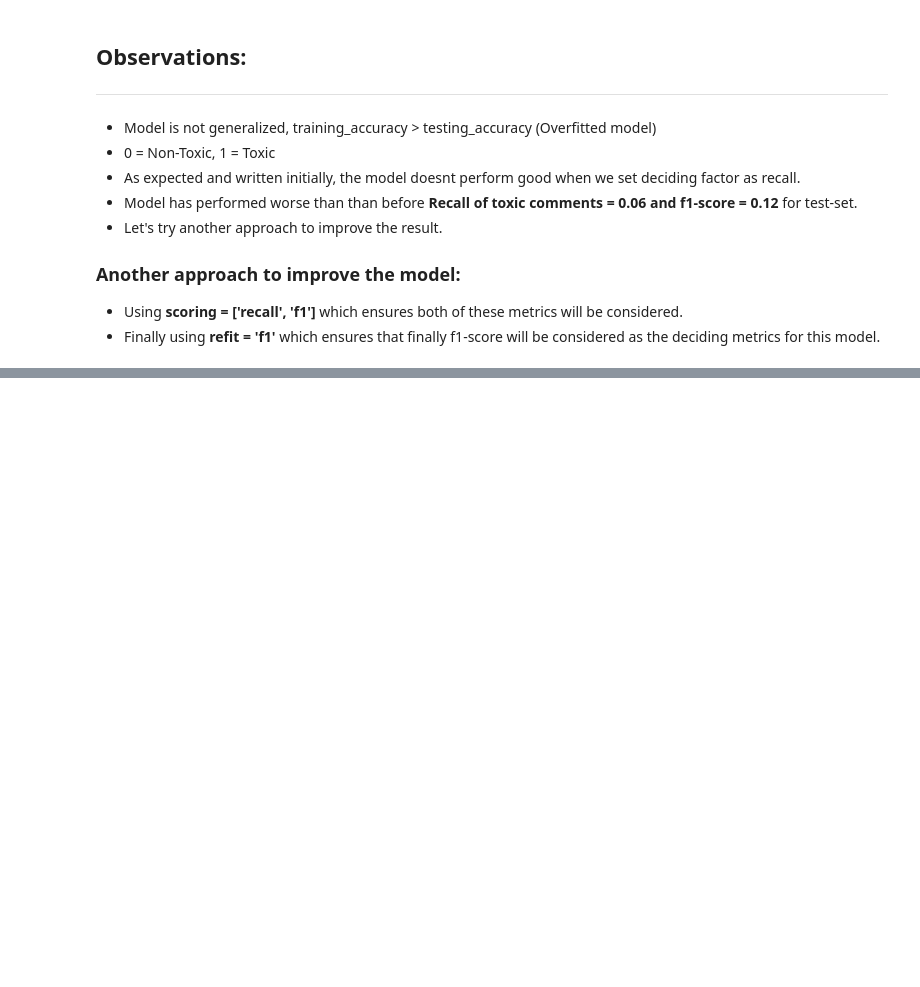
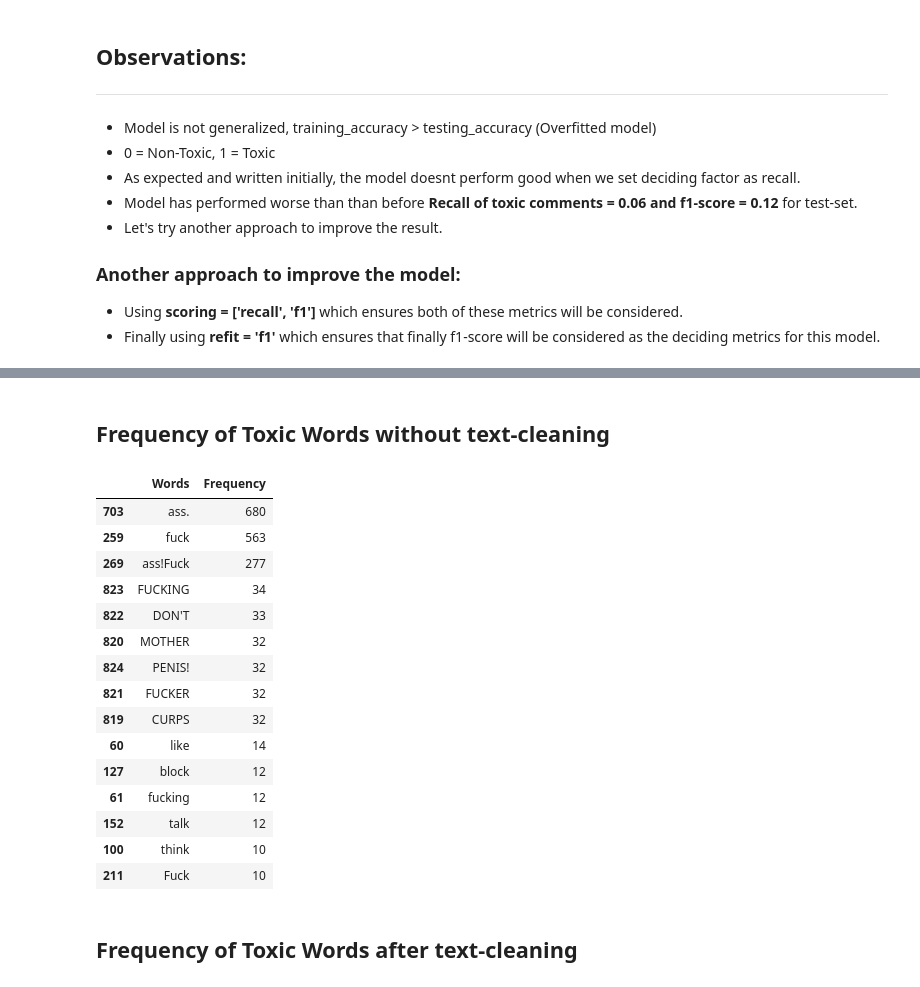
Before and after one commit to snikhil17/NLP_Simplilearn, a Jupyter notebook: capstone_project_2_wikipedia_toxicity/wikiToxicity.ipynb, the cells around one changed output, grey strips where cells are left out. Drawn from its saved outputs; the diff is of its cells as text; code cells hidden in the pictures; blank space fills up the shorter version.

```diff
--- a/capstone_project_2_wikipedia_toxicity/wikiToxicity.ipynb
+++ b/capstone_project_2_wikipedia_toxicity/wikiToxicity.ipynb
@@ -564,3 +564,11 @@ weighted avg       0.92      0.92      0.88      1500
 ### **Another approach to improve the model:**
 - Using **scoring = ['recall', 'f1']** which ensures both of these metrics will be considered.
 - Finally using **refit = 'f1'** which ensures that finally f1-score will be considered as the deciding metrics for this model.
+# %%
+params = {'C': [0.01,0.01,0.05,0.5,1]}                       # Setting up parameter for SVC to be tried out in GridSearch CV
+
+clf = SVC( kernel="linear", class_weight='balanced',  )     # initializing SVC
+model = GridSearchCV(clf, param_grid = params ,             # GridSearchCV with StratifedKfold and scoring = recall and f1, final decision = recall
+                     cv=StratifiedKFold(5),
+                     scoring=['recall', 'f1'], refit='f1')
+model.fit(tfidfObject_train,y_train)                        # Fitting the GridSearchModel on training set
@@ -566,0 +588,12 @@ weighted avg       0.92      0.92      0.88      1500
+# %%
+preds_train = model.predict(tfidfObject_train)                                            # Prediction on training set
+preds_test = model.predict(tfidfObject_test)                                              # Prediction on training set
+
+training_metrics = metrics.classification_report(y_train, preds_train)                    # Getting Classification report of Training set predictions
+testing_metrics = metrics.classification_report(y_test, preds_test)                       # Getting Classification report of Test set predictions
+
+print(f"Training Confusion Matrix: \n{metrics.confusion_matrix(y_train, preds_train)}\n") # Printing Confusion Matrix (training)
+print(f"Training Classification Report: \n{training_metrics}")                            # Printing Classification report (testing)
+print("="*100)
+print(f"Testing Confusion Matrix: \n{metrics.confusion_matrix(y_test, preds_test)}\n")    # Printing Confusion Matrix (training)
+print(f"Testing Classification Report: \n{testing_metrics}")                              # Printing Classification report (testing)
@@ -566,0 +636,43 @@ weighted avg       0.92      0.92      0.88      1500
+# %%
+# np.concatenate((y_test, preds_test, X_test), axis = 1)
+n_df = pd.DataFrame()
+n_df['comments'] = X_test
+n_df['orginal_labels'] = y_test
+n_df['predicted_labels'] = preds_test
+# %%
+list_of_toxic_comments_predicted = " ".join(n_df[n_df.predicted_labels == 1]['comments'].to_list()).split()
+# %% [markdown]
+## **Frequency of Toxic Words without text-cleaning**
+# %%
+freq_dict ={}
+text_list = list_of_toxic_comments_predicted
+for word in text_list:
+
+    if word in freq_dict.keys() and len(word) > 3 and word not in stopwords.words('english'):
+      freq_dict[word] += 1
+
+    if word not in freq_dict.keys() and len(word) > 3 and word not in stopwords.words('english'):
+      freq_dict[word] = 1
+
+
+count_df = pd.DataFrame( freq_dict.values(), freq_dict.keys()).reset_index().rename({0: "Frequency", "index": "Words"}, axis =1)
+count_df.sort_values(by = 'Frequency', ascending = False)[:15]
+# %% [output]
+|  | Words | Frequency |
+| 703 | ass. | 680 |
+| 259 | fuck | 563 |
+| 269 | ass!Fuck | 277 |
+| 823 | FUCKING | 34 |
+| 822 | DON'T | 33 |
+| 820 | MOTHER | 32 |
+| 824 | PENIS! | 32 |
+| 821 | FUCKER | 32 |
+| 819 | CURPS | 32 |
+| 60 | like | 14 |
+| 127 | block | 12 |
+| 61 | fucking | 12 |
+| 152 | talk | 12 |
+| 100 | think | 10 |
+| 211 | Fuck | 10 |
+# %% [markdown]
+## **Frequency of Toxic Words after text-cleaning**
```
Also changed, not shown: parts of 7 cells of this notebook.
